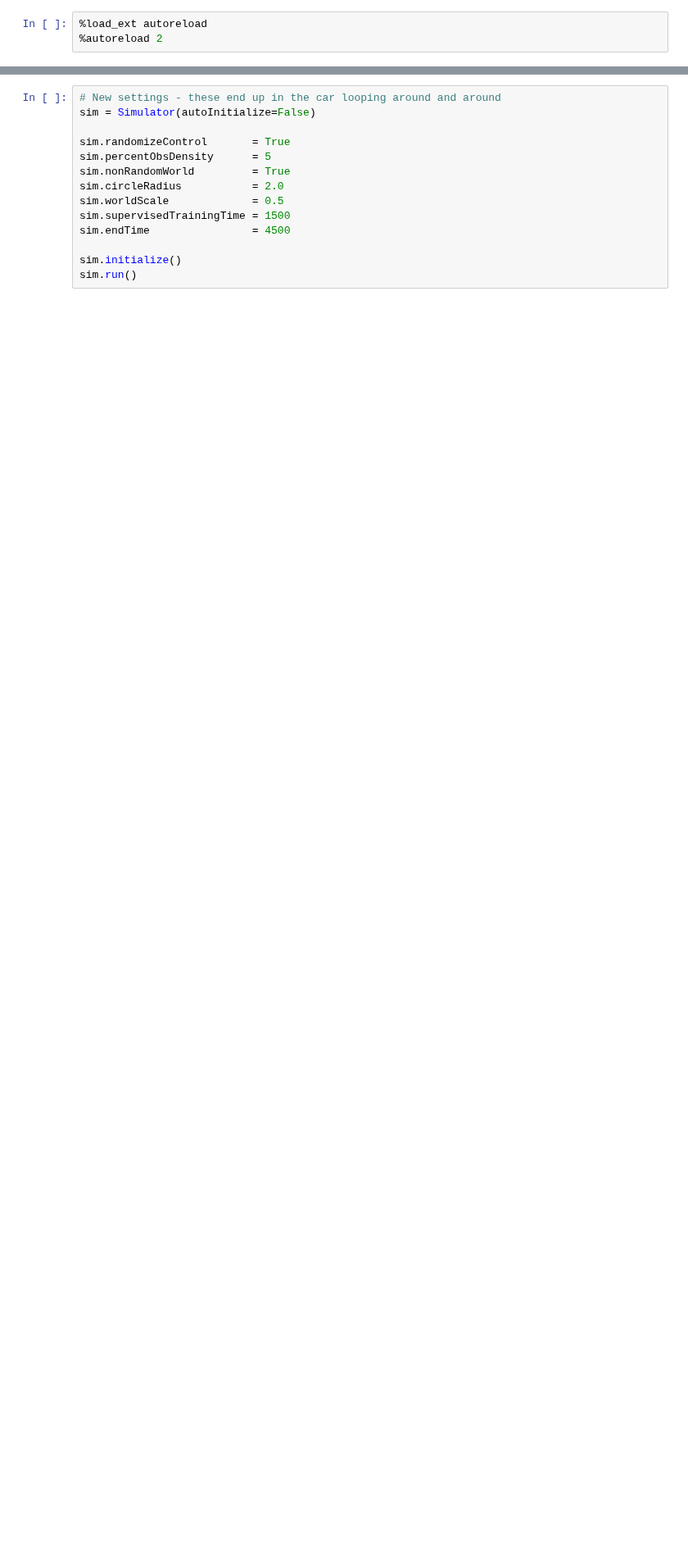
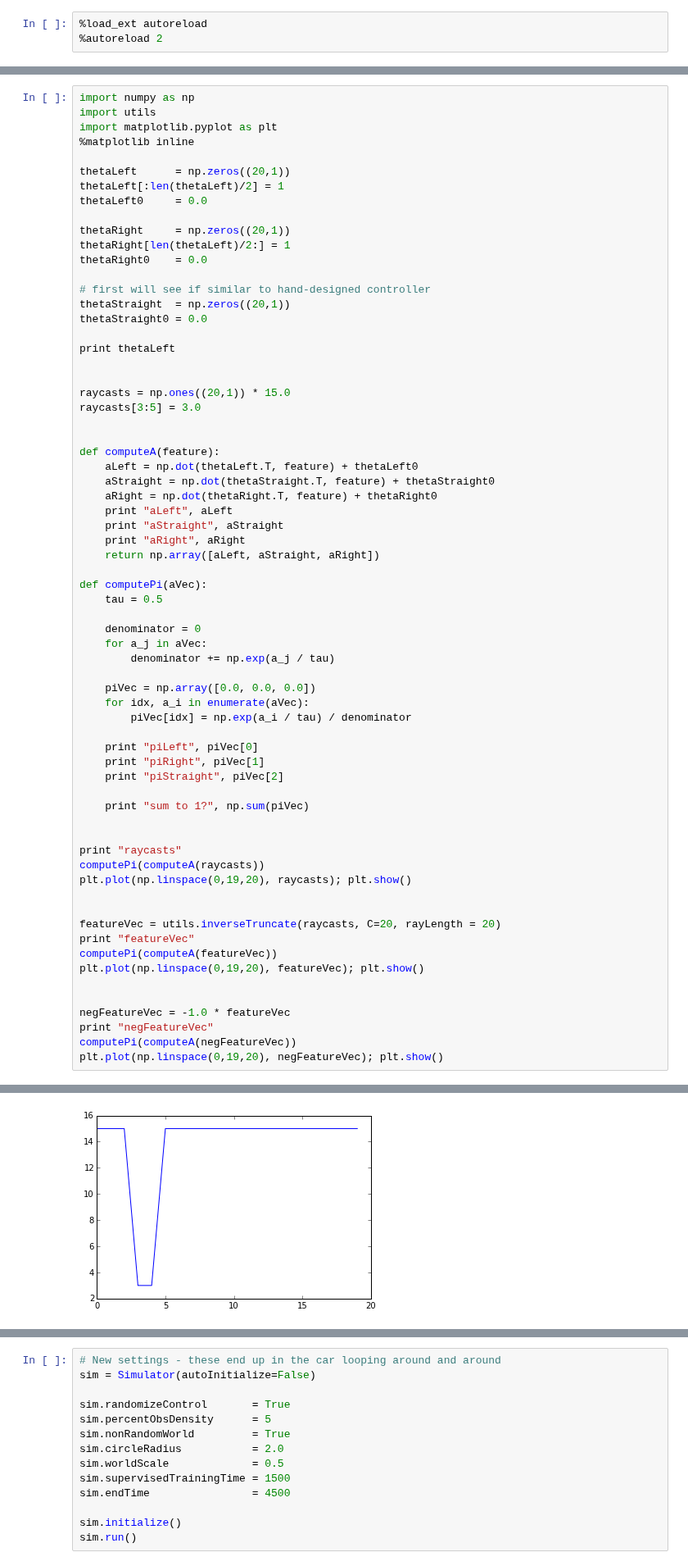
Before and after one commit to peteflorence/Machine-Learning-6.867-homework, a Jupyter notebook: project/code/runCar.ipynb, the cells around one changed output, grey strips where cells are left out. Shown at 82% size. Drawn from its saved outputs; the diff is of its cells as text; blank space fills up the shorter version.

```diff
--- a/project/code/runCar.ipynb
+++ b/project/code/runCar.ipynb
@@ -7,0 +6,68 @@ SyntaxError: invalid syntax (simulator.py, line 937)
+# %%
+import numpy as np
+import utils
+import matplotlib.pyplot as plt
+%matplotlib inline
+
+thetaLeft      = np.zeros((20,1))
+thetaLeft[:len(thetaLeft)/2] = 1
+thetaLeft0     = 0.0
+
+thetaRight     = np.zeros((20,1))
+thetaRight[len(thetaLeft)/2:] = 1
+thetaRight0    = 0.0
+
+# first will see if similar to hand-designed controller
+thetaStraight  = np.zeros((20,1))
+thetaStraight0 = 0.0
+
+print thetaLeft
+
+
+raycasts = np.ones((20,1)) * 15.0
+raycasts[3:5] = 3.0
+
+
+def computeA(feature):
+    aLeft = np.dot(thetaLeft.T, feature) + thetaLeft0
+    aStraight = np.dot(thetaStraight.T, feature) + thetaStraight0
+    aRight = np.dot(thetaRight.T, feature) + thetaRight0
+    print "aLeft", aLeft
+    print "aStraight", aStraight
+    print "aRight", aRight
+    return np.array([aLeft, aStraight, aRight])
+
+def computePi(aVec):
+    tau = 0.5
+
+    denominator = 0
+    for a_j in aVec:
+        denominator += np.exp(a_j / tau)
+
+    piVec = np.array([0.0, 0.0, 0.0])
+    for idx, a_i in enumerate(aVec):
+        piVec[idx] = np.exp(a_i / tau) / denominator
+
+    print "piLeft", piVec[0]
+    print "piRight", piVec[1]
+    print "piStraight", piVec[2]
+
+    print "sum to 1?", np.sum(piVec)
+
+
+print "raycasts"
+computePi(computeA(raycasts))
+plt.plot(np.linspace(0,19,20), raycasts); plt.show()
+
+
+featureVec = utils.inverseTruncate(raycasts, C=20, rayLength = 20)
+print "featureVec"
+computePi(computeA(featureVec))
+plt.plot(np.linspace(0,19,20), featureVec); plt.show()
+
+
+negFeatureVec = -1.0 * featureVec
+print "negFeatureVec"
+computePi(computeA(negFeatureVec))
+plt.plot(np.linspace(0,19,20), negFeatureVec); plt.show()
+# %% [output]
@@ -7,0 +91 @@ SyntaxError: invalid syntax (simulator.py, line 937)
+[figure, added]
```
Also changed, not shown: parts of 4 cells of this notebook, 2 other files.
